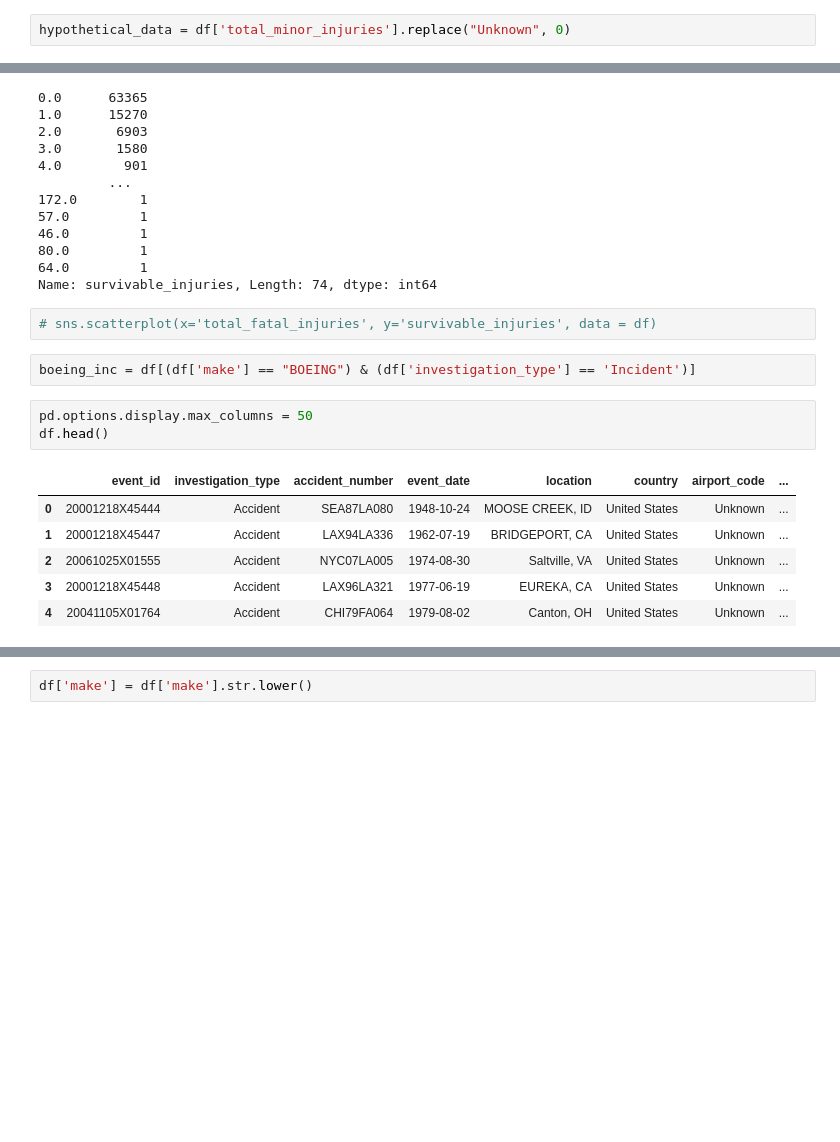
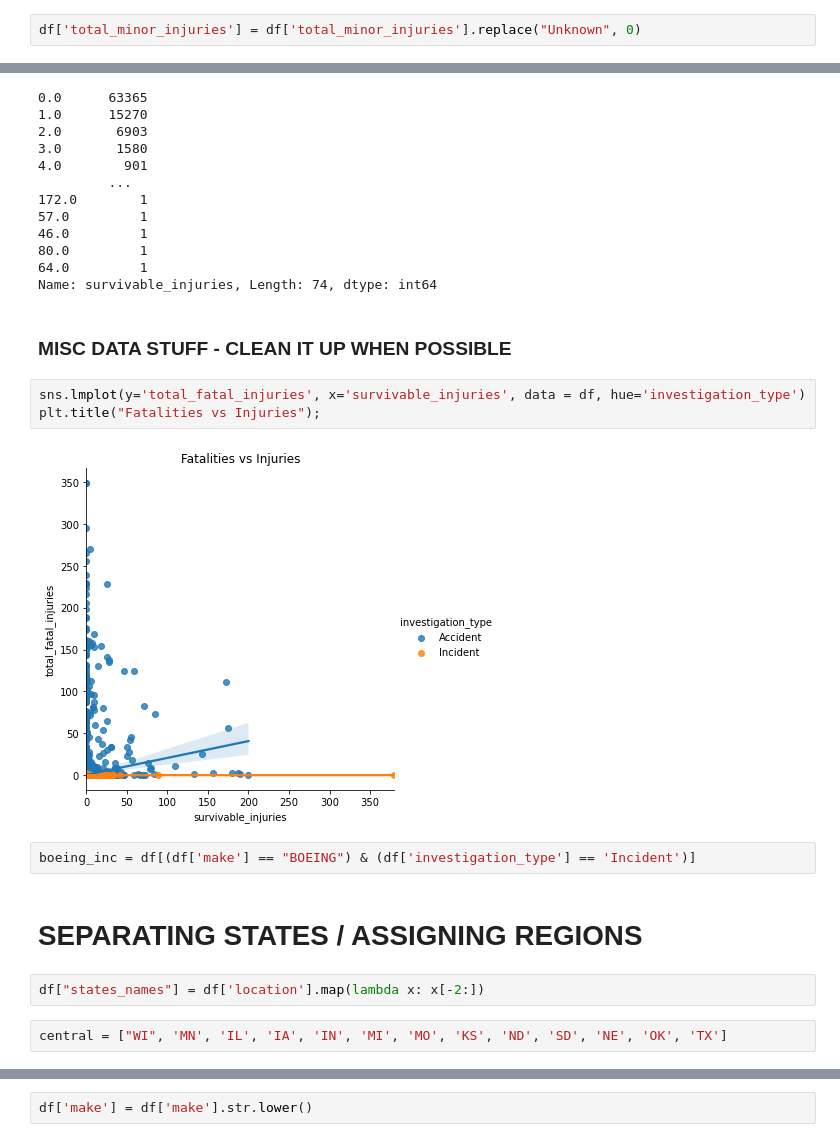
Before and after one commit to dvdhartsman/phase_1_project, a Jupyter notebook: davids_EDA.ipynb, the cells around one changed output, grey strips where cells are left out. Drawn from its saved outputs; the diff is of its cells as text; blank space fills up the shorter version.

```diff
--- a/davids_EDA.ipynb
+++ b/davids_EDA.ipynb
@@ -17,3 +47,3 @@ df['total_minor_injuries'] =df['total_minor_injuries'].map(lambda x: float(x) if
 # %%
-hypothetical_data = df['total_minor_injuries'].replace("Unknown", 0)
+df['total_minor_injuries'] = df['total_minor_injuries'].replace("Unknown", 0)
 # %%
@@ -73,17 +69,18 @@ df['survivable_injuries'].value_counts()
 80.0         1
 64.0         1
 Name: survivable_injuries, Length: 74, dtype: int64
-# %%
-# sns.scatterplot(x='total_fatal_injuries', y='survivable_injuries', data = df)
+# %% [markdown]
+### MISC DATA STUFF - CLEAN IT UP WHEN POSSIBLE
+# %%
+sns.lmplot(y='total_fatal_injuries', x='survivable_injuries', data = df, hue='investigation_type')
+plt.title("Fatalities vs Injuries");
+# %% [output]
+[figure, added]
 # %%
 boeing_inc = df[(df['make'] == "BOEING") & (df['investigation_type'] == 'Incident')]
-# %%
-pd.options.display.max_columns = 50
-df.head()
-# %% [output]
-|  | event_id | investigation_type | accident_number | event_date | location | country | airport_code | ... |
-| 0 | 20001218X45444 | Accident | SEA87LA080 | 1948-10-24 | MOOSE CREEK, ID | United States | Unknown | ... |
-| 1 | 20001218X45447 | Accident | LAX94LA336 | 1962-07-19 | BRIDGEPORT, CA | United States | Unknown | ... |
-| 2 | 20061025X01555 | Accident | NYC07LA005 | 1974-08-30 | Saltville, VA | United States | Unknown | ... |
-| 3 | 20001218X45448 | Accident | LAX96LA321 | 1977-06-19 | EUREKA, CA | United States | Unknown | ... |
-| 4 | 20041105X01764 | Accident | CHI79FA064 | 1979-08-02 | Canton, OH | United States | Unknown | ... |
+# %% [markdown]
+# SEPARATING STATES / ASSIGNING REGIONS
+# %%
+df["states_names"] = df['location'].map(lambda x: x[-2:])
+# %%
+central = ["WI", 'MN', 'IL', 'IA', 'IN', 'MI', 'MO', 'KS', 'ND', 'SD', 'NE', 'OK', 'TX']
```
Also changed, not shown: parts of 100 cells of this notebook.
